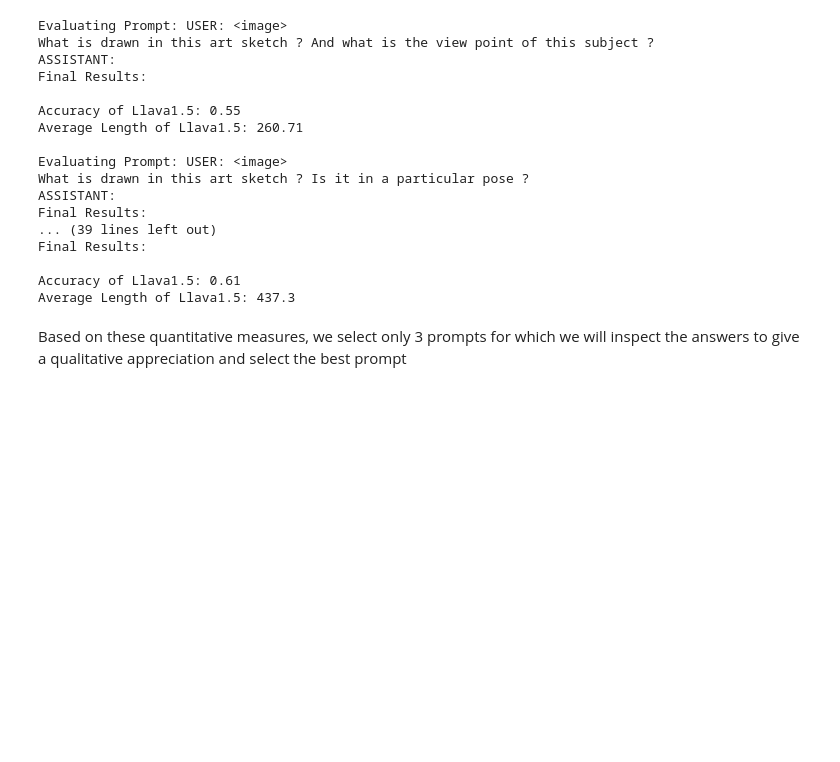
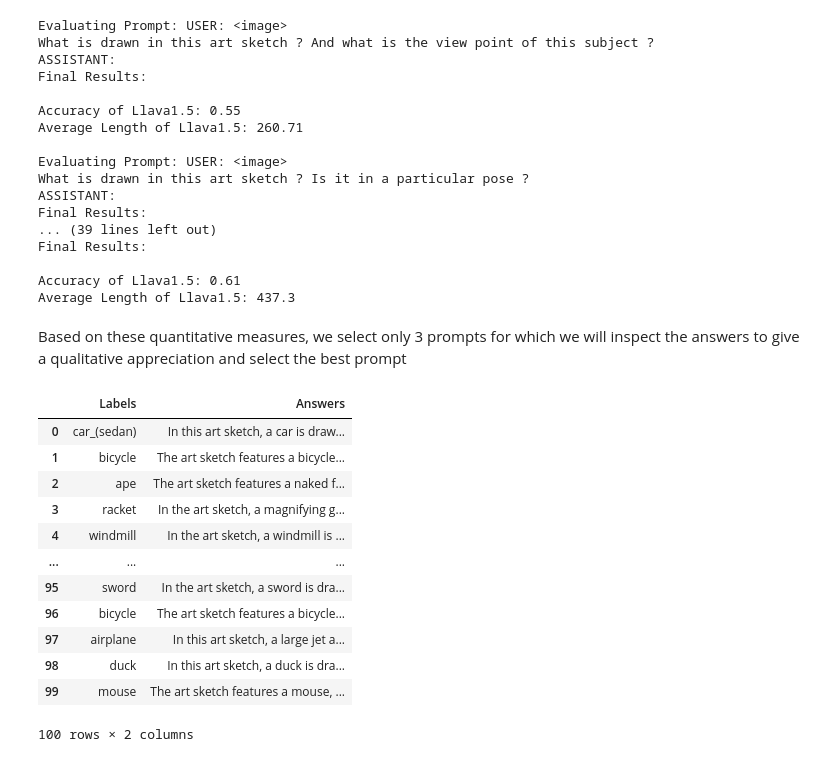
Before and after one commit to VictorBbt/SketchToReality, a Jupyter notebook: Inference_with_LLaVa_for_multimodal_generation.ipynb, the cells around one changed output. Drawn from its saved outputs; the diff is of its cells as text; code cells hidden in the pictures; blank space fills up the shorter version.

Commit message:
Saved answers in results + viz

```diff
--- a/Inference_with_LLaVa_for_multimodal_generation.ipynb
+++ b/Inference_with_LLaVa_for_multimodal_generation.ipynb
@@ -443,3 +443,21 @@ eval_file = './Data/data/sketch/eval_image_captioning.csv'
 for p_name, prompt in prompts.items():
   print(f'\nWriting answer for {p_name}: {prompt}')
   generate_save_prompt_answers(eval_file, eval_prompt=[prompt], path_name = f'./results/res_{p_name}.csv')
+# %%
+prompt1_df = pd.read_csv('./results/res_prompt1.csv')
+labanswers = prompt1_df[['Labels', 'Answers']]
+labanswers
+# %% [output]
+|  | Labels | Answers |
+| 0 | car_(sedan) | In this art sketch, a car is draw... |
+| 1 | bicycle | The art sketch features a bicycle... |
+| 2 | ape | The art sketch features a naked f... |
+| 3 | racket | In the art sketch, a magnifying g... |
+| 4 | windmill | In the art sketch, a windmill is ... |
+| ... | ... | ... |
+| 95 | sword | In the art sketch, a sword is dra... |
+| 96 | bicycle | The art sketch features a bicycle... |
+| 97 | airplane | In this art sketch, a large jet a... |
+| 98 | duck | In this art sketch, a duck is dra... |
+| 99 | mouse | The art sketch features a mouse, ... |
+100 rows × 2 columns
```
Also changed, not shown: parts of 4 cells of this notebook, 5 other files.
